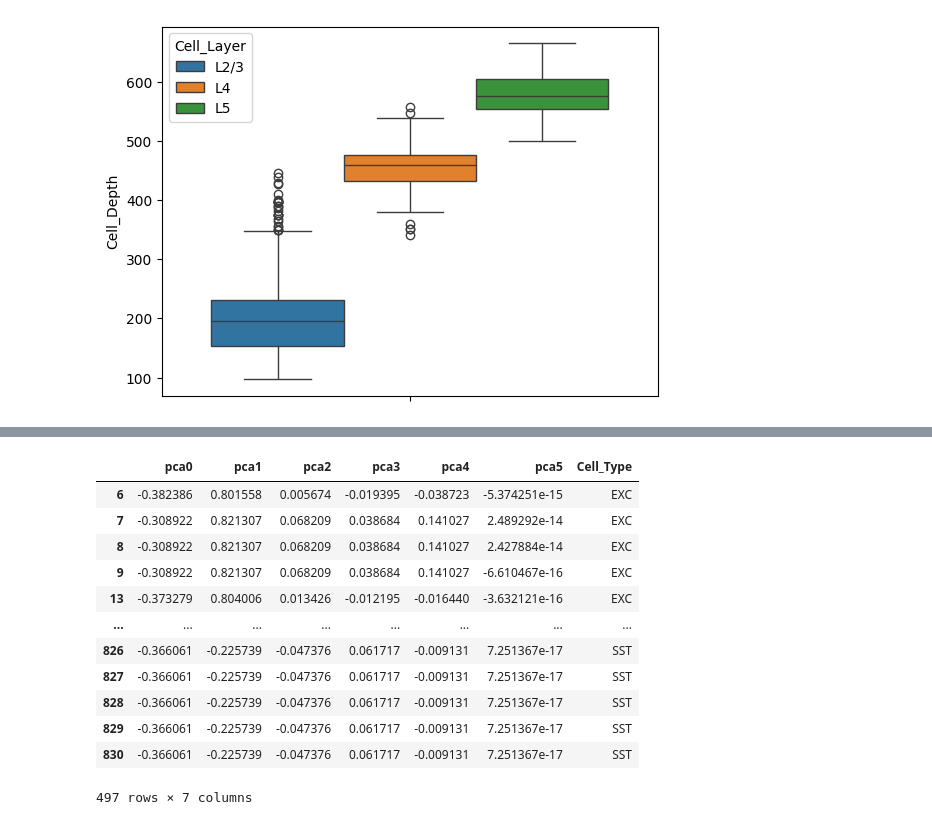
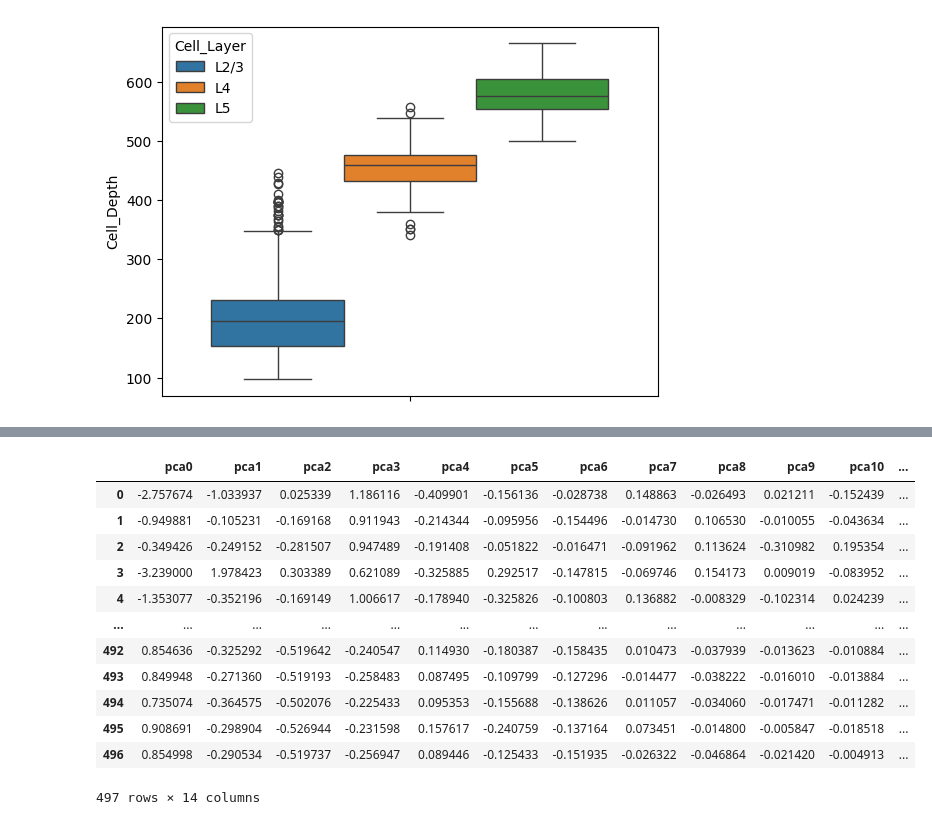
Before and after one commit to mariscoglio/bio482_cell_classifier, a Jupyter notebook: pca.ipynb, the cells around one changed output, grey strips where cells are left out. Cells and saved outputs as stored; diff of their text form; code cells hidden in the pictures.

```diff
--- a/pca.ipynb
+++ b/pca.ipynb
@@ -301,18 +263,29 @@ data_free_whisking_preprocessed
 # %%
-column_transformer = make_column_transformer(
+ohe_scaler = make_column_transformer(
     (OneHotEncoder(sparse_output=False, drop="if_binary"), ["Cell_tdTomatoExpressing", "Cell_Layer"]),
-    (MinMaxScaler(), ["Cell_APThreshold_Slope", "Cell_Depth"]),
-    remainder="passthrough",
+    (MinMaxScaler(), ["Cell_APThreshold_Slope", "Cell_Depth", "firing_rate", "ap_duration", "std_vm", "fft_low", "fft_high"]),
+    (StandardScaler(), ["ap_threshold", "mean_vm"]),
+    remainder="drop",
     verbose_feature_names_out=False,  # avoid to prepend the preprocessor names
 )
-column_transformer.set_output(transform="pandas")
-remove_constants = VarianceThreshold(threshold=0.05)
-remove_constants.set_output(transform="pandas")
+constant_remover = VarianceThreshold(threshold=0.)
+cell_depth_imputer = IterativeImputer(max_iter=10, random_state=0)
 
-# preprocess_pipe = Pipeline(
-#     (
-#         ("ohe+scaling", column_transformer),
-#         ("var_thresh", remove_constants),
-#     )
-# )
+ohe_scaler.set_output(transform="pandas")
+constant_remover.set_output(transform="pandas")
+cell_depth_imputer.set_output(transform="pandas")
+
+preprocess_pipe = Pipeline(
+    (
+        ("OHE & scaling", ohe_scaler),
+        ("remove constants", constant_remover),
+        ("impute cell depth", cell_depth_imputer),
+    )
+)
+
+data_ohe_scaled_constant_free_filled = preprocess_pipe.fit_transform(result_df)
+
+
+data_ohe_scaled_constant_free_filled['cell_type'] = result_df['cell_type']
+data_ohe_scaled_constant_free_filled
 # %% [output]
@@ -360,23 +305,23 @@ ohe_scaling_filled
 # %%
 pca = PCA()
 pca.set_output(transform="pandas")
-pca_data = pca.fit_transform(ohe_scaling_filled.drop('Cell_Type', axis=1))
-pca_data['Cell_Type'] = ohe_scaling_filled['Cell_Type']
+pca_data = pca.fit_transform(data_ohe_scaled_constant_free_filled.drop('cell_type', axis=1))
+pca_data['cell_type'] = data_ohe_scaled_constant_free_filled['cell_type']
 pca_data
 # %% [output]
-|  | pca0 | pca1 | pca2 | pca3 | pca4 | pca5 | Cell_Type |
-| 6 | -0.382386 | 0.801558 | 0.005674 | -0.019395 | -0.038723 | -5.374251e-15 | EXC |
-| 7 | -0.308922 | 0.821307 | 0.068209 | 0.038684 | 0.141027 | 2.489292e-14 | EXC |
-| 8 | -0.308922 | 0.821307 | 0.068209 | 0.038684 | 0.141027 | 2.427884e-14 | EXC |
-| 9 | -0.308922 | 0.821307 | 0.068209 | 0.038684 | 0.141027 | -6.610467e-16 | EXC |
-| 13 | -0.373279 | 0.804006 | 0.013426 | -0.012195 | -0.016440 | -3.632121e-16 | EXC |
-| ... | ... | ... | ... | ... | ... | ... | ... |
-| 826 | -0.366061 | -0.225739 | -0.047376 | 0.061717 | -0.009131 | 7.251367e-17 | SST |
-| 827 | -0.366061 | -0.225739 | -0.047376 | 0.061717 | -0.009131 | 7.251367e-17 | SST |
-| 828 | -0.366061 | -0.225739 | -0.047376 | 0.061717 | -0.009131 | 7.251367e-17 | SST |
-| 829 | -0.366061 | -0.225739 | -0.047376 | 0.061717 | -0.009131 | 7.251367e-17 | SST |
-| 830 | -0.366061 | -0.225739 | -0.047376 | 0.061717 | -0.009131 | 7.251367e-17 | SST |
+|  | pca0 | pca1 | pca2 | pca3 | pca4 | pca5 | pca6 | pca7 | pca8 | pca9 | pca10 | ... |
+| 0 | -2.757674 | -1.033937 | 0.025339 | 1.186116 | -0.409901 | -0.156136 | -0.028738 | 0.148863 | -0.026493 | 0.021211 | -0.152439 | ... |
+| 1 | -0.949881 | -0.105231 | -0.169168 | 0.911943 | -0.214344 | -0.095956 | -0.154496 | -0.014730 | 0.106530 | -0.010055 | -0.043634 | ... |
+| 2 | -0.349426 | -0.249152 | -0.281507 | 0.947489 | -0.191408 | -0.051822 | -0.016471 | -0.091962 | 0.113624 | -0.310982 | 0.195354 | ... |
+| 3 | -3.239000 | 1.978423 | 0.303389 | 0.621089 | -0.325885 | 0.292517 | -0.147815 | -0.069746 | 0.154173 | 0.009019 | -0.083952 | ... |
+| 4 | -1.353077 | -0.352196 | -0.169149 | 1.006617 | -0.178940 | -0.325826 | -0.100803 | 0.136882 | -0.008329 | -0.102314 | 0.024239 | ... |
+| ... | ... | ... | ... | ... | ... | ... | ... | ... | ... | ... | ... | ... |
+| 492 | 0.854636 | -0.325292 | -0.519642 | -0.240547 | 0.114930 | -0.180387 | -0.158435 | 0.010473 | -0.037939 | -0.013623 | -0.010884 | ... |
+| 493 | 0.849948 | -0.271360 | -0.519193 | -0.258483 | 0.087495 | -0.109799 | -0.127296 | -0.014477 | -0.038222 | -0.016010 | -0.013884 | ... |
+| 494 | 0.735074 | -0.364575 | -0.502076 | -0.225433 | 0.095353 | -0.155688 | -0.138626 | 0.011057 | -0.034060 | -0.017471 | -0.011282 | ... |
+| 495 | 0.908691 | -0.298904 | -0.526944 | -0.231598 | 0.157617 | -0.240759 | -0.137164 | 0.073451 | -0.014800 | -0.005847 | -0.018518 | ... |
+| 496 | 0.854998 | -0.290534 | -0.519737 | -0.256947 | 0.089446 | -0.125433 | -0.151935 | -0.026322 | -0.046864 | -0.021420 | -0.004913 | ... |
-497 rows × 7 columns
+497 rows × 14 columns
 # %%
 sns.scatterplot(
     data=pca_data,
```
Also changed, not shown: parts of 18 cells of this notebook.
